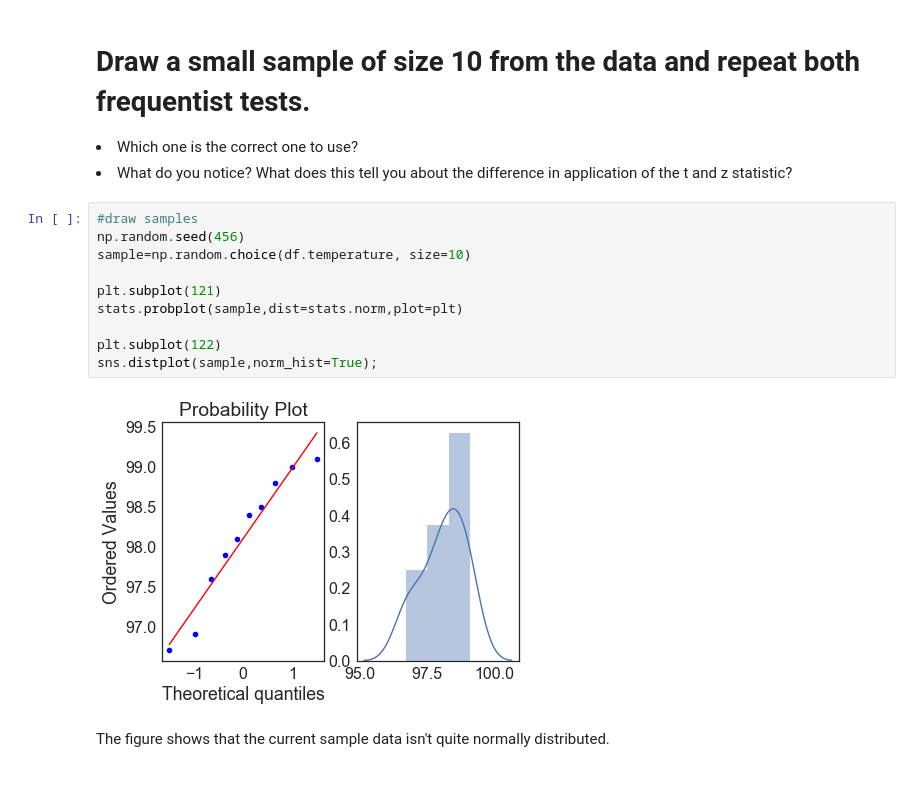
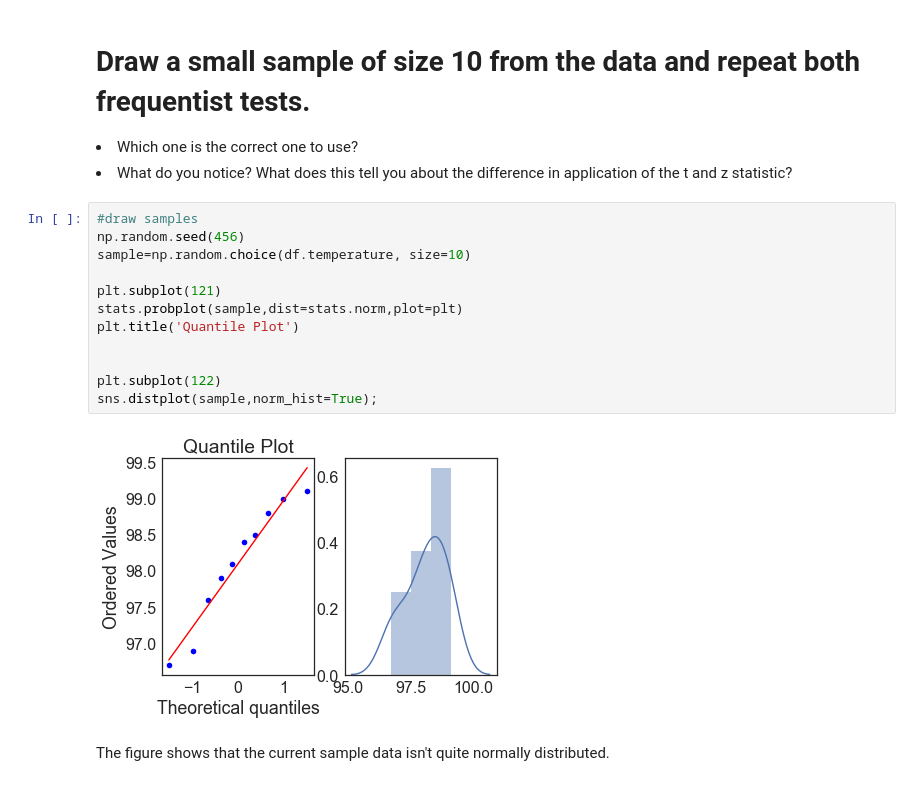
Before and after one commit to phyhouhou/SpringboardProjects, a Jupyter notebook: miniProjects/EDA_human_temperature/sliderule_dsi_inferential_statistics_exercise_1.ipynb, the cells around one changed output. Cells and saved outputs as stored; diff of their text form.

```diff
--- a/miniProjects/EDA_human_temperature/sliderule_dsi_inferential_statistics_exercise_1.ipynb
+++ b/miniProjects/EDA_human_temperature/sliderule_dsi_inferential_statistics_exercise_1.ipynb
@@ -271,15 +272,17 @@ p value of t test is larger than that of z test, but still much smaller than 0.0
 # %%
 #draw samples
 np.random.seed(456)
 sample=np.random.choice(df.temperature, size=10)
 
 plt.subplot(121)
 stats.probplot(sample,dist=stats.norm,plot=plt)
+plt.title('Quantile Plot')
+
 
 plt.subplot(122)
 sns.distplot(sample,norm_hist=True);
 # %% [output]
-[figure, old version]
+[figure, new version]
 # %% [markdown]
 The figure shows that the current sample data isn't quite normally distributed.
 # %%
```
Also changed, not shown: parts of 5 cells of this notebook.
